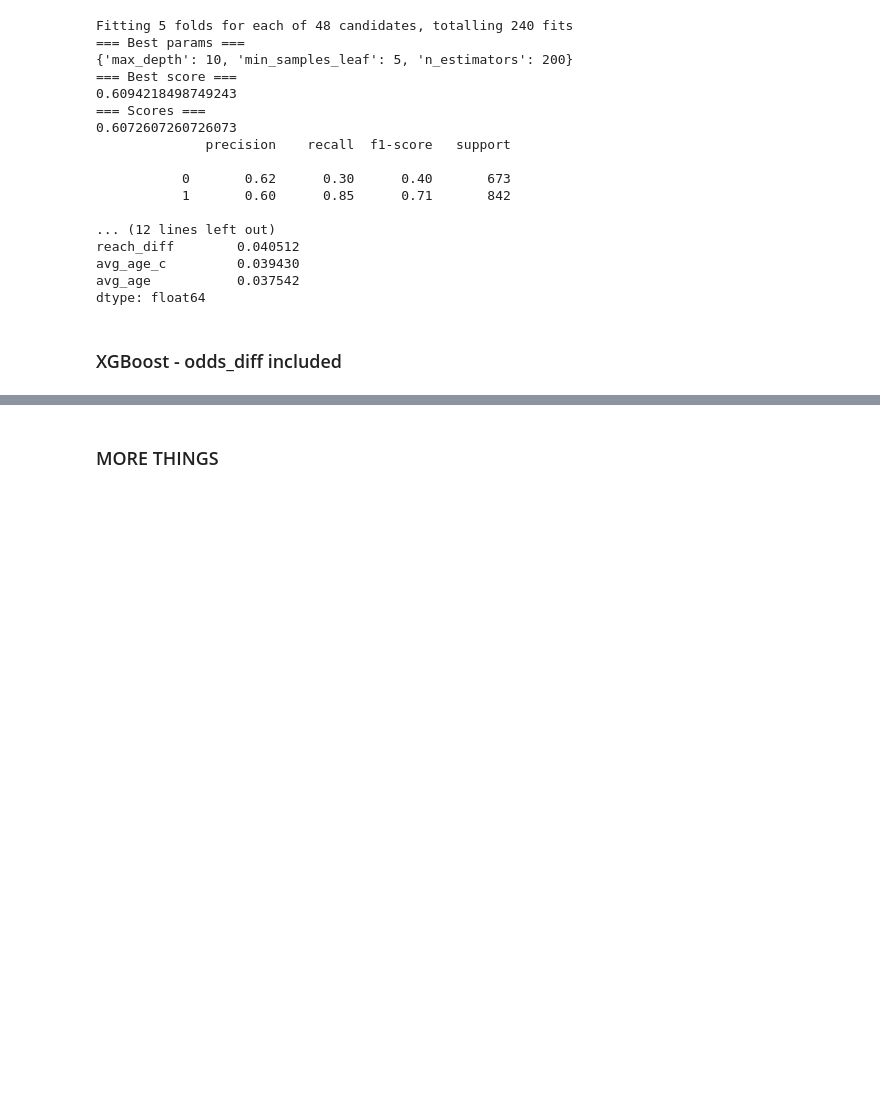
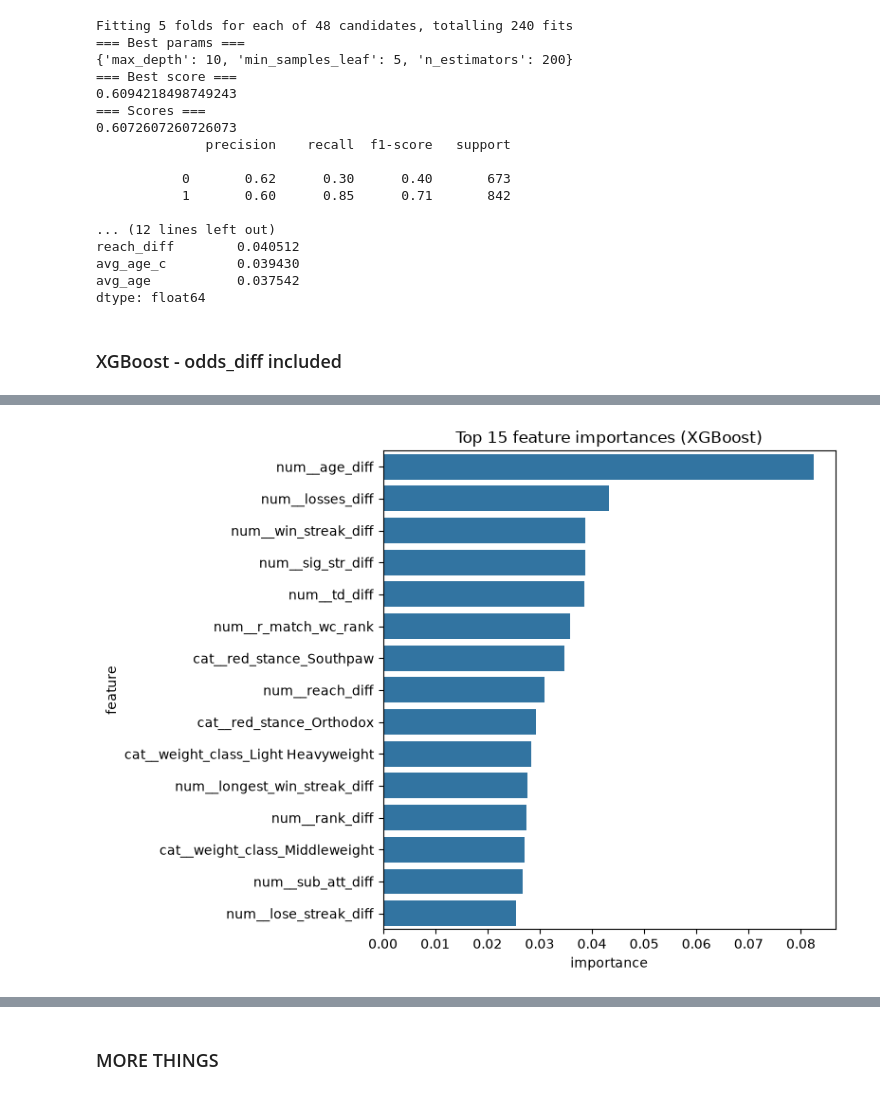
Before and after one commit to kormakursnorra/MachineLearningRepo, a Jupyter notebook: Project1/src/clean_notebook.ipynb, the cells around one changed output, grey strips where cells are left out. Cells and saved outputs as stored; diff of their text form; code cells hidden in the pictures; blank space fills up the shorter version.

```diff
--- a/Project1/src/clean_notebook.ipynb
+++ b/Project1/src/clean_notebook.ipynb
@@ -449,0 +479,83 @@ ModuleNotFoundError: No module named 'xgboost'
+# %%
+categorical_features = ["red_stance", "blue_stance", "weight_class", "gender"]
+numeric_features = [
+    "age_diff", "td_diff", "sig_str_diff", "reach_diff", "losses_diff",
+    "sub_att_diff", "rank_diff",
+    "win_streak_diff", "longest_win_streak_diff", "lose_streak_diff",
+    "title_bout_diff", "wins_diff", "rounds_diff", "height_diff",
+    "ko_diff", "submission_diff", "b_match_wc_rank", "r_match_wc_rank",
+    "avg_age", "avg_age_c", "age_diff_x_avg"
+]
+
+preprocessor = ColumnTransformer([
+    ("num", SimpleImputer(strategy="median"), numeric_features),
+    ("cat", Pipeline([
+        ("impute", SimpleImputer(strategy="most_frequent")),
+        ("onehot", OneHotEncoder(handle_unknown="ignore"))
+    ]), categorical_features)
+])
+
+pipeline_xgb = Pipeline([
+    ("preprocess", preprocessor),
+    ("clf", XGBClassifier(
+        eval_metric="logloss",
+        random_state=42
+    ))
+])
+
+param_grid = {
+    "clf__n_estimators": [100, 300],
+    "clf__max_depth": [3, 6],
+    "clf__learning_rate": [0.01, 0.1],
+    "clf__subsample": [0.8, 1.0],
+    "clf__colsample_bytree": [0.8, 1.0]
+}
+
+grid_search = GridSearchCV(
+    pipeline_xgb,
+    param_grid,
+    cv=5,
+    scoring="roc_auc",   # accuracy alone is weak if red_winner is imbalanced — see note below
+    n_jobs=-1,
+    return_train_score=True
+)
+
+grid_search.fit(X_train_no_odds, y_train)
+
+print("Best parameters:")
+print(grid_search.best_params_)
+print()
+print("Best cross-validation ROC-AUC:")
+print(grid_search.best_score_)
+
+best_index = grid_search.best_index_
+print("Training score:", grid_search.cv_results_["mean_train_score"][best_index])
+print("Validation score:", grid_search.cv_results_["mean_test_score"][best_index])
+
+print("================== Feature Importance ==================")
+best_model = grid_search.best_estimator_
+xgb_clf = best_model.named_steps["clf"]
+
+# Get feature names after one-hot encoding
+feature_names = best_model.named_steps["preprocess"].get_feature_names_out()
+
+importances = xgb_clf.feature_importances_
+importance_df = pd.DataFrame({
+    "feature": feature_names,
+    "importance": importances
+}).sort_values("importance", ascending=False)
+
+print(importance_df.head(15))
+
+plt.figure(figsize=(8, 6))
+sns.barplot(data=importance_df.head(15), x="importance", y="feature")
+plt.title("Top 15 feature importances (XGBoost)")
+plt.tight_layout()
+plt.show()
+
+best_xgb = grid_search.best_estimator_
+preds = best_xgb.predict(X_test_no_odds)
+print('=== Test Set ===')
+print(accuracy_score(y_test, preds))
+print(classification_report(y_test, preds))
+# %% [output]
@@ -449,0 +579 @@ ModuleNotFoundError: No module named 'xgboost'
+[figure, added]
```
Also changed, not shown: parts of 10 cells of this notebook.
